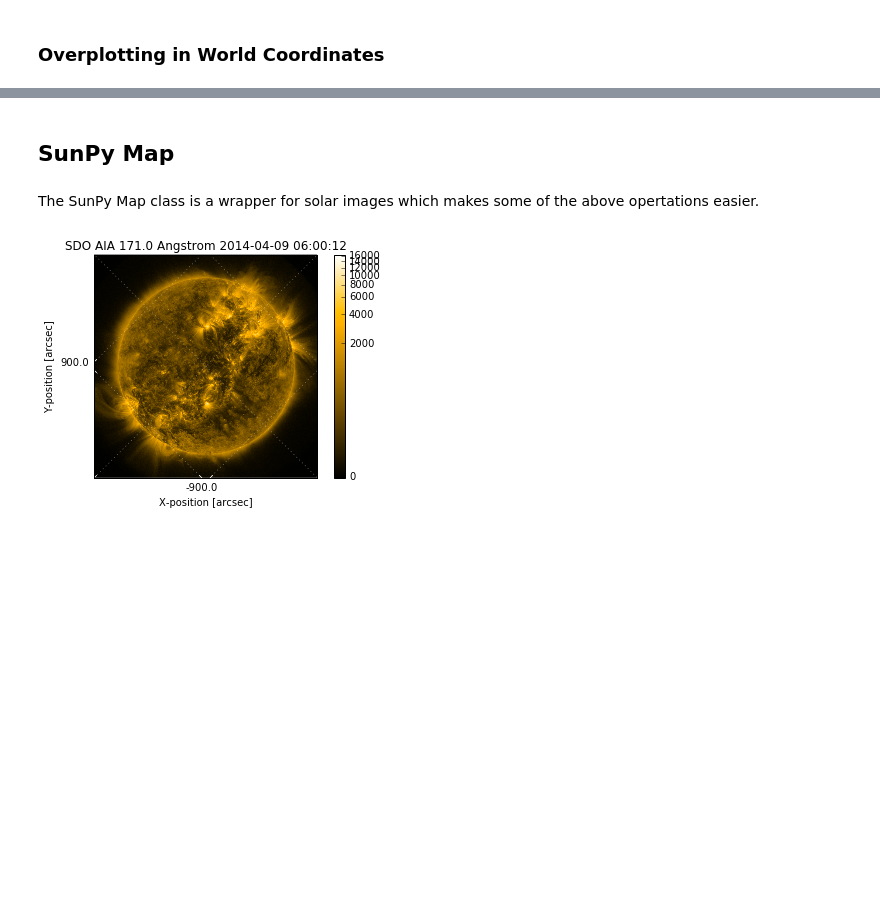
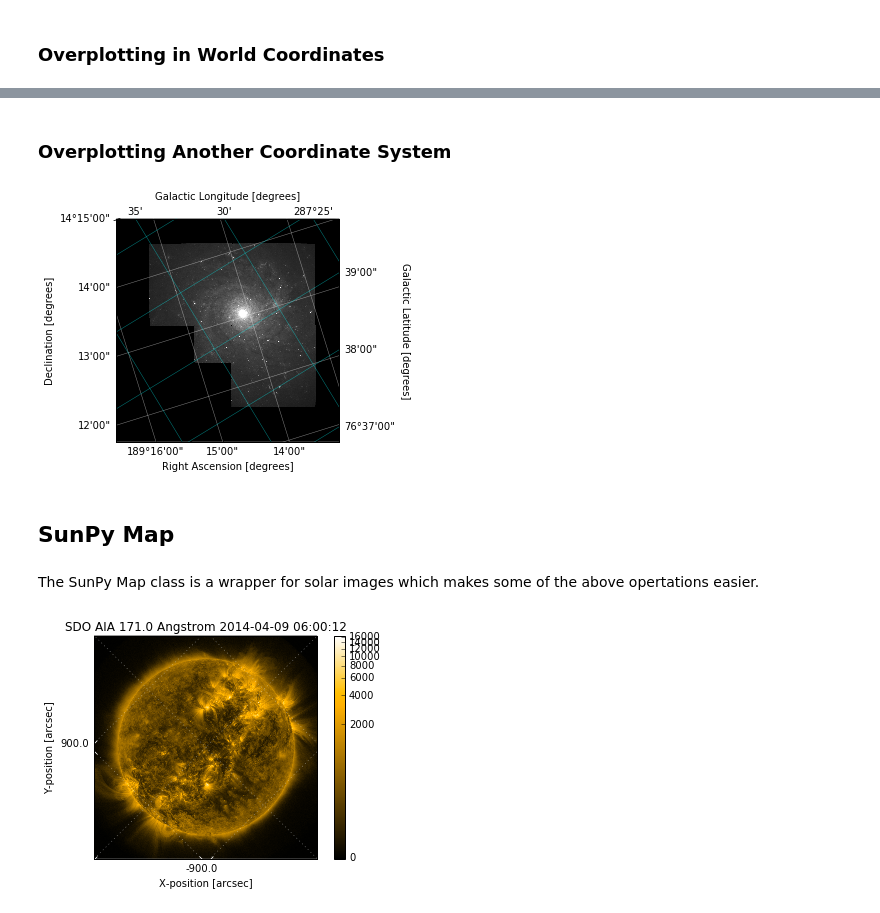
Before and after one commit to OpenAstronomy/workshop_sunpy_astropy, a Jupyter notebook: xx-astroimage/Astro_Images.ipynb, the cells around one changed output, grey strips where cells are left out. Saved outputs shown, nothing was run; the diff lists cells and outputs as text; code cells hidden in the pictures; blank space fills up the shorter version.

```diff
--- a/xx-astroimage/Astro_Images.ipynb
+++ b/xx-astroimage/Astro_Images.ipynb
@@ -232,3 +276,18 @@ ax.plot(189.25, 14.23, 'o', transform=ax.get_transform('world'))
+# %% [markdown]
+###  Overplotting Another Coordinate System
+# %%
+ax = plt.subplot(111, projection=wcs)
+ax.imshow(hdulist[0].data, cmap='gray', vmax=1000, interpolation=None, origin='lower')
+ax.set_xlabel("Right Ascension [degrees]")
+ax.set_ylabel("Declination [degrees]")
+ax.coords.grid(color='white', alpha=0.5, linestyle='solid')
+
+overlay = ax.get_coords_overlay('galactic')
+overlay.grid(color='cyan', alpha=0.5, linestyle='solid')
+overlay['l'].set_axislabel("Galactic Longitude [degrees]")
+overlay['b'].set_axislabel("Galactic Latitude [degrees]")
+# %% [output]
+[figure, added]
 # %% [markdown]
 ## SunPy Map
 # %% [markdown]
```
Also changed, not shown: parts of 10 cells of this notebook.
